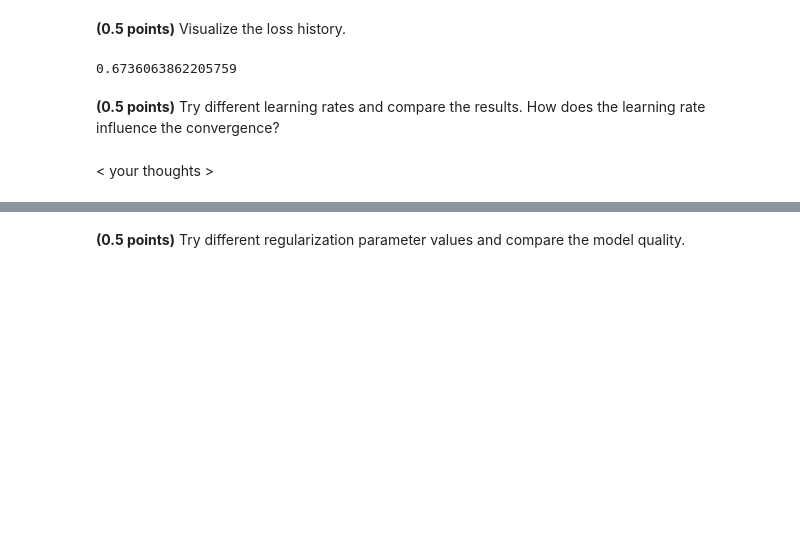
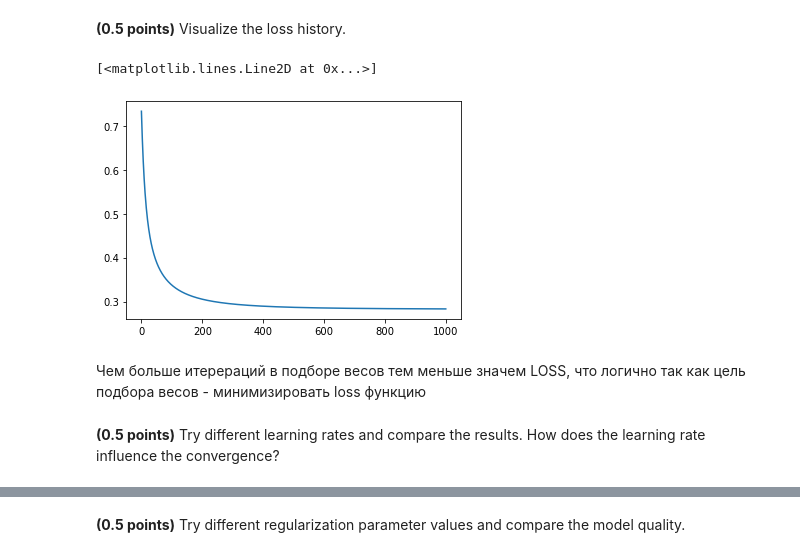
Before and after one commit to Ksenia41/RS-ML-2, a Jupyter notebook: hw_classification.ipynb, the cells around one changed output, grey strips where cells are left out. Cells and saved outputs as stored; diff of their text form; code cells hidden in the pictures; blank space fills up the shorter version.

```diff
--- a/hw_classification.ipynb
+++ b/hw_classification.ipynb
@@ -69,7 +69,7 @@ class CustomLogisticRegression:
     def get_loss(self, X, weights, y):
         sm = []
         for x in X:
-            sm.append(np.sum(weights[1:] * x) + weights[0])
+            sm.append(np.sum(weights * x) )
         sm = np.array(sm)
         N = len(y)
         res = 1/N * np.sum(np.log(1 + np.exp(-sm*y))) + (1/(2*self.C) ) * np.linalg.norm(weights)**2
@@ -91,7 +91,7 @@ class CustomLogisticRegression:
             weight_threshold = 1.0 / (2 * num_features)
             self.weights_ = self.random_state.uniform(low=-weight_threshold,
                                                       high=weight_threshold, size=num_features) # random weight initialization
-        loss_hist= []
+        self.loss_hist= []
         for i in range(self.max_iter):
             delta = np.zeros(num_features)
             for j in range(len(y)):
@@ -100,7 +100,7 @@ class CustomLogisticRegression:
             delta /= len(y)
             delta -= (1/self.C)*self.weights_
             self.weights_ += self.eta * delta
-            loss_hist.append(get_loss(X_ext, self.weights_, y))
+            self.loss_hist.append(self.get_loss(X_ext, self.weights_, y))
             if np.linalg.norm( self.eta * delta) < self.tol:
                 break
 
@@ -220,9 +220,12 @@ train_acc, test_acc
 assert min(train_acc, test_acc) > 0.9
 # %% [markdown]
 **(0.5 points)** Visualize the loss history.
-# %%
-lr_clf.get_loss(X_train,lr_clf.weights_, y_train)
-# %% [output]
-0.6736063862205759
+# %%
+plt.plot(model.loss_hist)
+# %% [output]
+[<matplotlib.lines.Line2D at 0x...>]
+[figure, added]
+# %% [markdown]
+Чем больше итерераций в подборе весов тем меньше значем LOSS, что логично так как цель подбора весов - минимизировать loss функцию
 # %% [markdown]
 **(0.5 points)** Try different learning rates and compare the results. How does the learning rate influence the convergence?
@@ -231,2 +231,0 @@ lr_clf.get_loss(X_train,lr_clf.weights_, y_train)
-# %% [markdown]
-< your thoughts >
```
Also changed, not shown: parts of 14 cells of this notebook.
